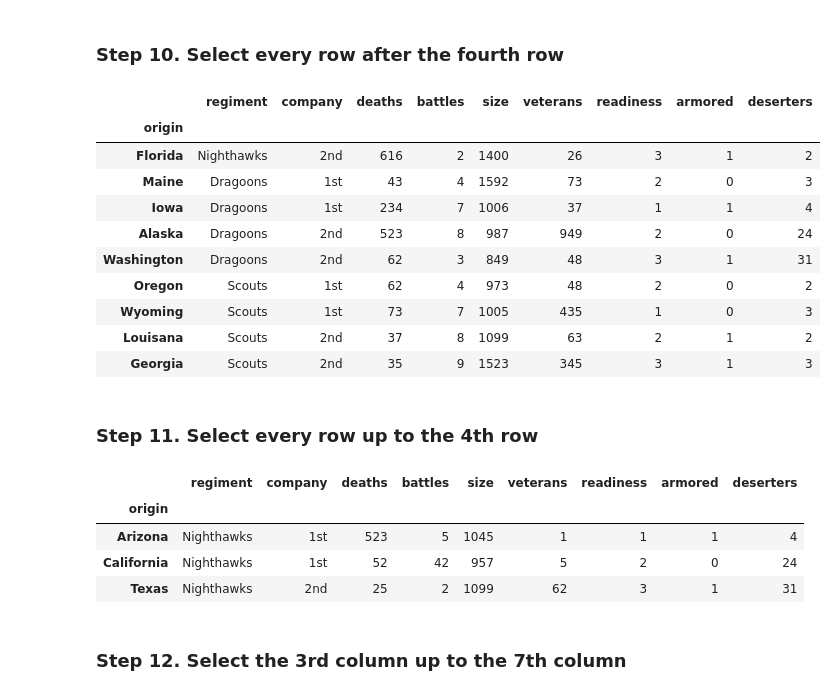
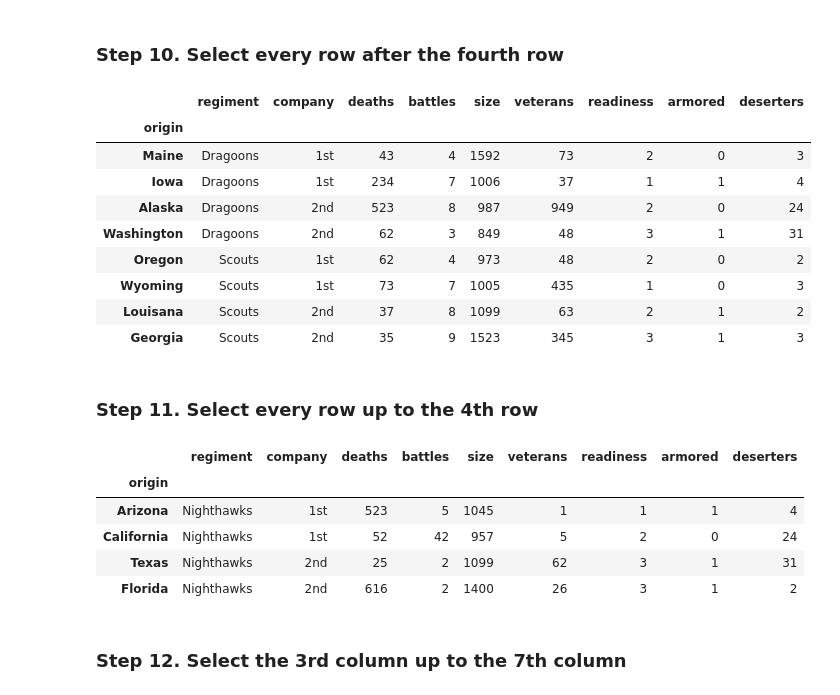
Before and after one commit to guipsamora/pandas_exercises, a Jupyter notebook: 02_Filtering_&_Sorting/Fictional Army/Exercise_with_solutions.ipynb, the cells around one changed output. Cells and saved outputs as stored; diff of their text form; code cells hidden in the pictures.

```diff
--- a/02_Filtering_&_Sorting/Fictional Army/Exercise_with_solutions.ipynb
+++ b/02_Filtering_&_Sorting/Fictional Army/Exercise_with_solutions.ipynb
@@ -32,0 +31,3 @@ army = pd.DataFrame(raw_data, columns = ['regiment', 'company', 'deaths', 'battl
+# %%
+army = pd.DataFrame(data=raw_data)
+army
@@ -33,5 +48,4 @@ army = pd.DataFrame(raw_data, columns = ['regiment', 'company', 'deaths', 'battl
 # %% [markdown]
 ### Step 4. Set the 'origin' colum as the index of the dataframe
 # %%
-army = army.set_index('origin')
-army
+army.set_index('origin', inplace=True)
@@ -121,11 +119,10 @@ army.iloc[3:7, 3:6]
 # %% [markdown]
 ### Step 10. Select every row after the fourth row
 # %%
-army.iloc[3:]
+army.iloc[4:, :]
 # %% [output]
 |  | regiment | company | deaths | battles | size | veterans | readiness | armored | deserters |
 | origin |  |  |  |  |  |  |  |  |  |
-| Florida | Nighthawks | 2nd | 616 | 2 | 1400 | 26 | 3 | 1 | 2 |
 | Maine | Dragoons | 1st | 43 | 4 | 1592 | 73 | 2 | 0 | 3 |
 | Iowa | Dragoons | 1st | 234 | 7 | 1006 | 37 | 1 | 1 | 4 |
 | Alaska | Dragoons | 2nd | 523 | 8 | 987 | 949 | 2 | 0 | 24 |
@@ -137,12 +134,13 @@ army.iloc[3:]
 # %% [markdown]
 ### Step 11. Select every row up to the 4th row
 # %%
-army.iloc[:3]
+army.iloc[:4, :]
 # %% [output]
 |  | regiment | company | deaths | battles | size | veterans | readiness | armored | deserters |
 | origin |  |  |  |  |  |  |  |  |  |
 | Arizona | Nighthawks | 1st | 523 | 5 | 1045 | 1 | 1 | 1 | 4 |
 | California | Nighthawks | 1st | 52 | 42 | 957 | 5 | 2 | 0 | 24 |
 | Texas | Nighthawks | 2nd | 25 | 2 | 1099 | 62 | 3 | 1 | 31 |
+| Florida | Nighthawks | 2nd | 616 | 2 | 1400 | 26 | 3 | 1 | 2 |
 # %% [markdown]
 ### Step 12. Select the 3rd column up to the 7th column
```
Also changed, not shown: parts of 16 cells of this notebook.
